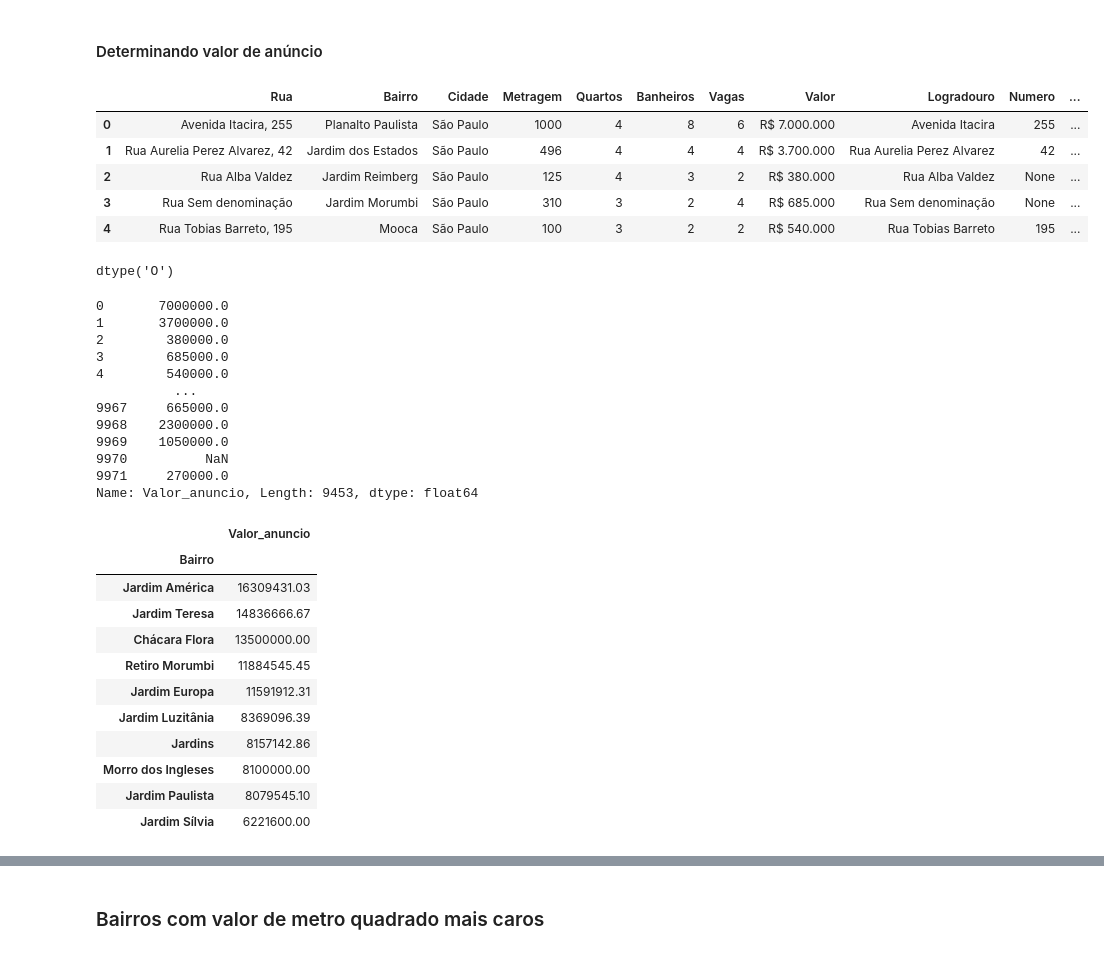
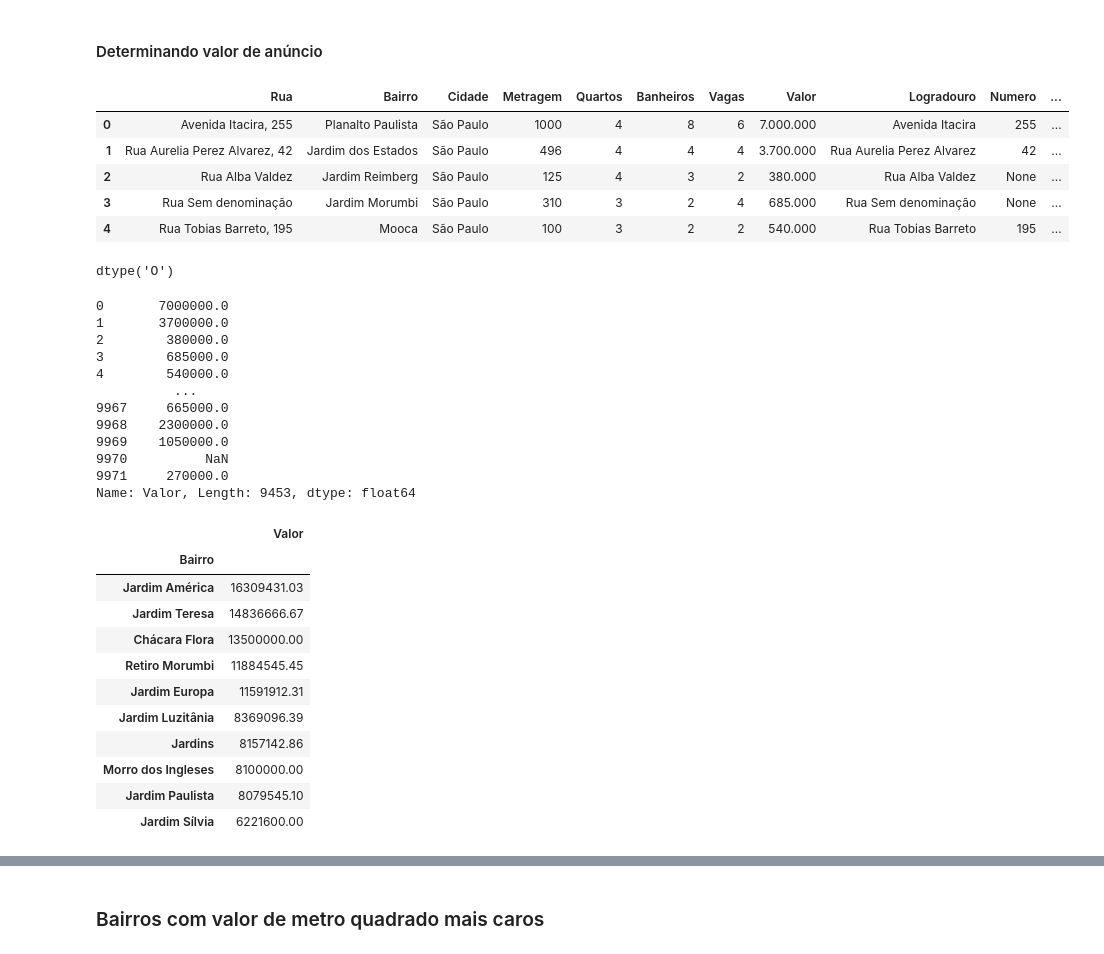
Before and after one commit to luizaires/Analise-de-dados-de-imoveis, a Jupyter notebook: Analise-de-dados-de-venda-de-imoveis.ipynb, the cells around one changed output, grey strips where cells are left out. Drawn from its saved outputs; the diff is of its cells as text; code cells hidden in the pictures.

```diff
--- a/Analise-de-dados-de-venda-de-imoveis.ipynb
+++ b/Analise-de-dados-de-venda-de-imoveis.ipynb
@@ -310,13 +310,13 @@ barhplot(y = 'Metragem média', data = top15_metragem[1:], palette = 'RdPu', tit
 # %% [markdown]
 #### Determinando valor de anúncio
 # %%
-df[['Moeda', 'Valor_anuncio']] = df['Valor'].str.split(' ', 1, expand = True)
+df[['Moeda', 'Valor']] = df['Valor'].str.split(' ', 1, expand = True)
 df.head()
 # %% [output]
 |  | Rua | Bairro | Cidade | Metragem | Quartos | Banheiros | Vagas | Valor | Logradouro | Numero | ... |
-| 0 | Avenida Itacira, 255 | Planalto Paulista | São Paulo | 1000 | 4 | 8 | 6 | R$ 7.000.000 | Avenida Itacira | 255 | ... |
-| 1 | Rua Aurelia Perez Alvarez, 42 | Jardim dos Estados | São Paulo | 496 | 4 | 4 | 4 | R$ 3.700.000 | Rua Aurelia Perez Alvarez | 42 | ... |
-| 2 | Rua Alba Valdez | Jardim Reimberg | São Paulo | 125 | 4 | 3 | 2 | R$ 380.000 | Rua Alba Valdez | None | ... |
-| 3 | Rua Sem denominação | Jardim Morumbi | São Paulo | 310 | 3 | 2 | 4 | R$ 685.000 | Rua Sem denominação | None | ... |
-| 4 | Rua Tobias Barreto, 195 | Mooca | São Paulo | 100 | 3 | 2 | 2 | R$ 540.000 | Rua Tobias Barreto | 195 | ... |
+| 0 | Avenida Itacira, 255 | Planalto Paulista | São Paulo | 1000 | 4 | 8 | 6 | 7.000.000 | Avenida Itacira | 255 | ... |
+| 1 | Rua Aurelia Perez Alvarez, 42 | Jardim dos Estados | São Paulo | 496 | 4 | 4 | 4 | 3.700.000 | Rua Aurelia Perez Alvarez | 42 | ... |
+| 2 | Rua Alba Valdez | Jardim Reimberg | São Paulo | 125 | 4 | 3 | 2 | 380.000 | Rua Alba Valdez | None | ... |
+| 3 | Rua Sem denominação | Jardim Morumbi | São Paulo | 310 | 3 | 2 | 4 | 685.000 | Rua Sem denominação | None | ... |
+| 4 | Rua Tobias Barreto, 195 | Mooca | São Paulo | 100 | 3 | 2 | 2 | 540.000 | Rua Tobias Barreto | 195 | ... |
 # %%
@@ -325,9 +325,9 @@ df['Valor_anuncio'].dtypes
 dtype('O')
 # %%
 #Convertendo valor de anúncio para formato adequado
-df['Valor_anuncio'] = df['Valor_anuncio'].str.replace('.', '')
-df['Valor_anuncio'] = pd.to_numeric(df['Valor_anuncio'], errors = 'coerce')
-df['Valor_anuncio']
+df['Valor'] = df['Valor'].str.replace('.', '')
+df['Valor'] = pd.to_numeric(df['Valor'], errors = 'coerce')
+df['Valor']
 # %% [output]
 0       7000000.0
 1       3700000.0
@@ -340,18 +340,18 @@ df['Valor_anuncio']
 9969    1050000.0
 9970          NaN
 9971     270000.0
-Name: Valor_anuncio, Length: 9453, dtype: float64
+Name: Valor, Length: 9453, dtype: float64
 # %%
-bairros_mais_caros = (df[['Bairro', 'Valor_anuncio']]
+bairros_mais_caros = (df[['Bairro', 'Valor']]
                      .groupby('Bairro')
                      .agg('mean')
                      .round(2)
-                     .sort_values(by = 'Valor_anuncio', ascending = False)
+                     .sort_values(by = 'Valor', ascending = False)
                      .head(10)
                      )
 bairros_mais_caros
 # %% [output]
-|  | Valor_anuncio |
+|  | Valor |
 | Bairro |  |
 | Jardim América | 16309431.03 |
 | Jardim Teresa | 14836666.67 |
```
Also changed, not shown: parts of 14 cells of this notebook.
